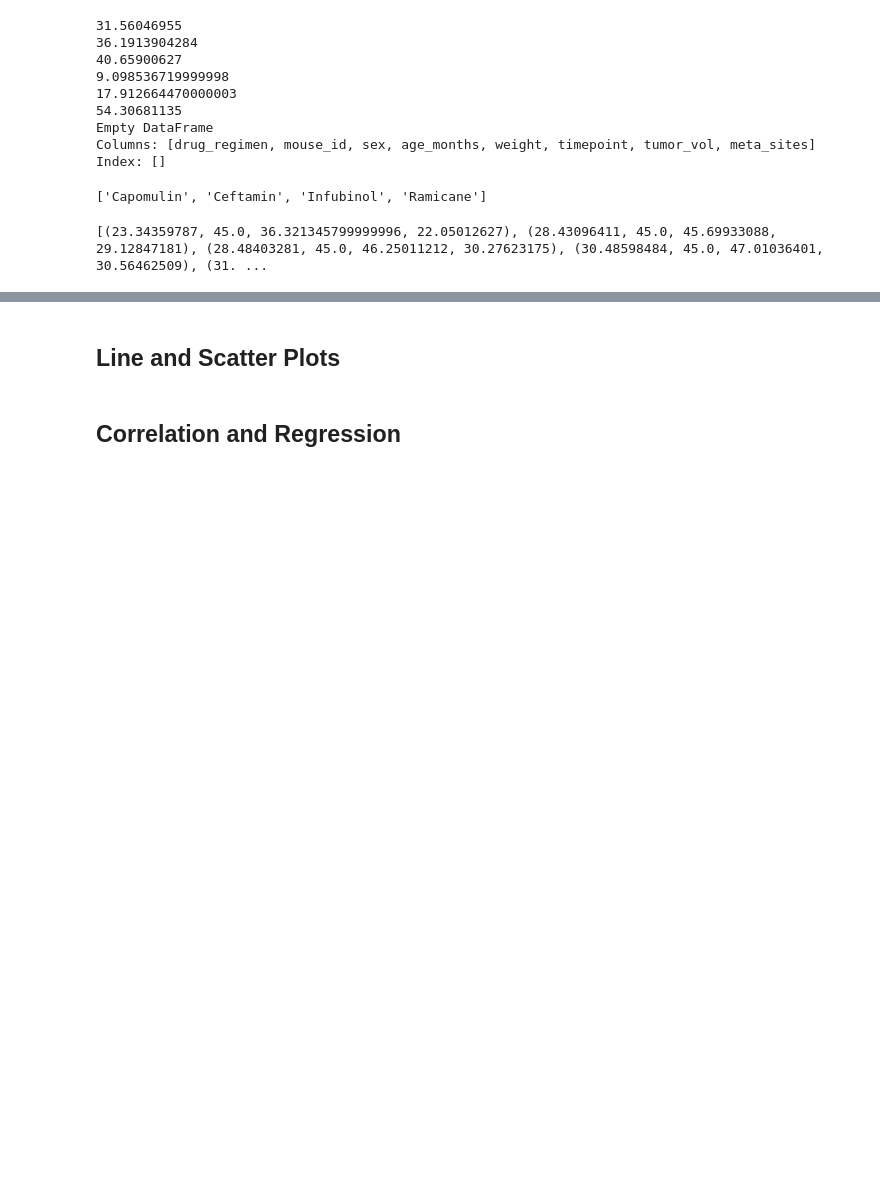
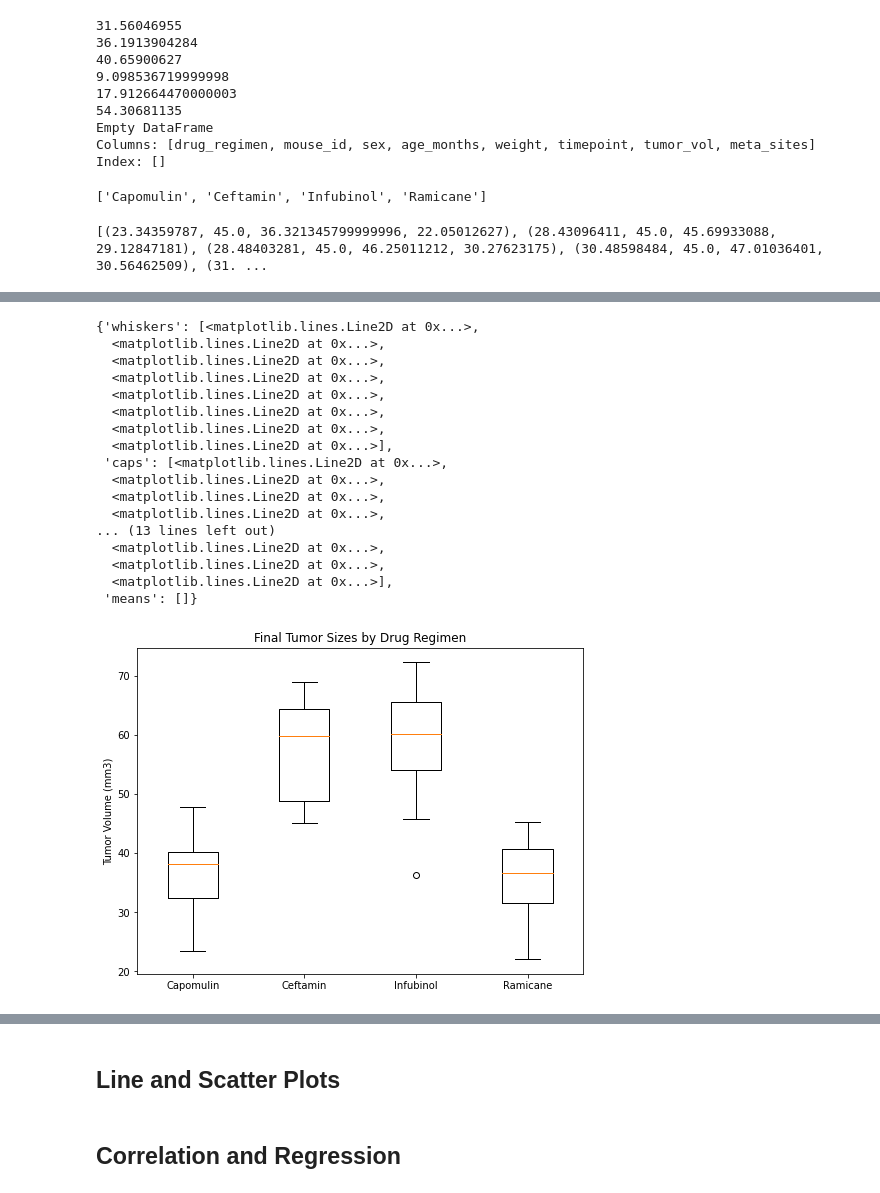
Before and after one commit to swdrich/matplotlib-challenge, a Jupyter notebook: Instructions/Pymaceuticals/pymaceuticals_starter.ipynb, the cells around one changed output, grey strips where cells are left out. Saved outputs shown, nothing was run; the diff lists cells and outputs as text; code cells hidden in the pictures; blank space fills up the shorter version.

```diff
--- a/Instructions/Pymaceuticals/pymaceuticals_starter.ipynb
+++ b/Instructions/Pymaceuticals/pymaceuticals_starter.ipynb
@@ -433,10 +433,30 @@ tumor_data_df.head()
 | 3 | 30.485985 | 45.000000 | 47.010364 | 30.564625 |
 | 4 | 31.023923 | 46.784535 | 50.005138 | 30.638696 |
 # %%
-# Generate a box plot of the final tumor volume of each mouse across four regimens of interest
-# fig1, ax1 = plt.subplots(figsize=(8,8), ylim = (0,75))
-# ax1.boxplot(tumor_data_df.values)
-# ax1.set_title = ("Final Tumor Sizes by Drug Regimen")
-# ax1.set_ylabel = ("Tumor Volume (mm3)")
-# ax1.ylim = (0,75)
+#Generate a box plot of the final tumor volume of each mouse across four regimens of interest
+data = tumor_data_df["Capomulin"], tumor_data_df["Ceftamin"], tumor_data_df["Infubinol"], tumor_data_df["Ramicane"]
+labels = ["Capomulin", "Ceftamin", "Infubinol", "Ramicane"]
+fig1, ax1 = plt.subplots(figsize=(8,6))
+ax1.set_title("Final Tumor Sizes by Drug Regimen")
+ax1.set_ylabel("Tumor Volume (mm3)")
+ax1.boxplot(data, labels = labels)
+# %% [output]
+{'whiskers': [<matplotlib.lines.Line2D at 0x...>,
+  <matplotlib.lines.Line2D at 0x...>,
+  <matplotlib.lines.Line2D at 0x...>,
+  <matplotlib.lines.Line2D at 0x...>,
+  <matplotlib.lines.Line2D at 0x...>,
+  <matplotlib.lines.Line2D at 0x...>,
+  <matplotlib.lines.Line2D at 0x...>,
+  <matplotlib.lines.Line2D at 0x...>],
+ 'caps': [<matplotlib.lines.Line2D at 0x...>,
+  <matplotlib.lines.Line2D at 0x...>,
+  <matplotlib.lines.Line2D at 0x...>,
+  <matplotlib.lines.Line2D at 0x...>,
+... (13 lines left out)
+  <matplotlib.lines.Line2D at 0x...>,
+  <matplotlib.lines.Line2D at 0x...>,
+  <matplotlib.lines.Line2D at 0x...>],
+ 'means': []}
+[figure, added]
 # %%
```
Also changed, not shown: parts of 2 cells of this notebook.
